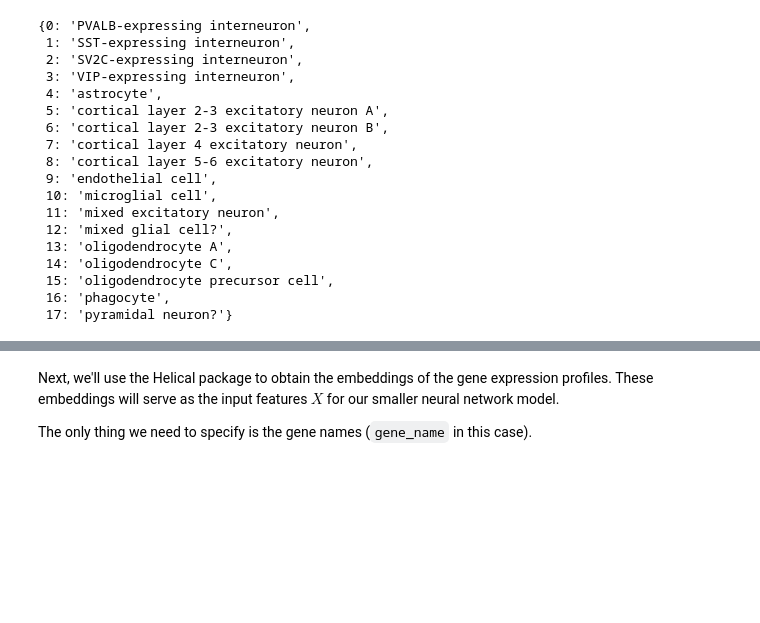
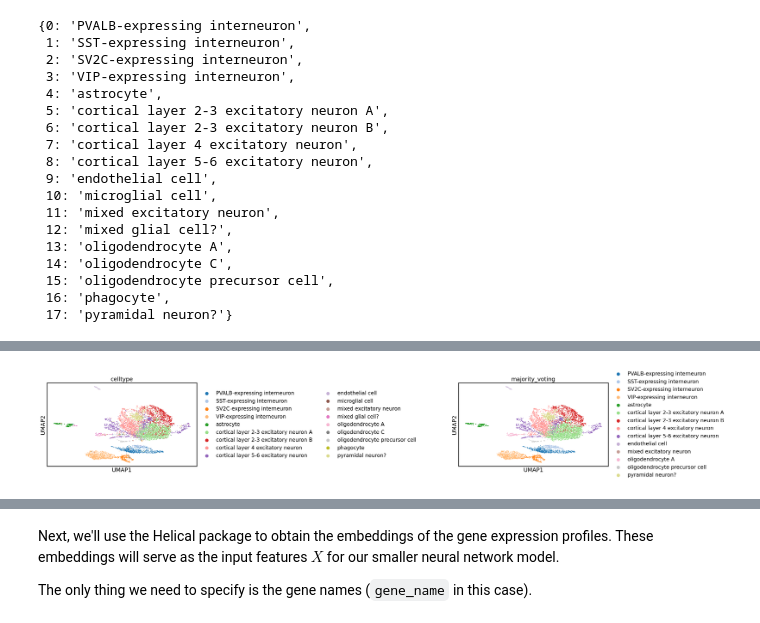
Before and after one commit to helicalAI/helical, a Jupyter notebook: examples/notebooks/Cell-Type-Annotation.ipynb, the cells around one changed output, grey strips where cells are left out. Cells and saved outputs as stored; diff of their text form; code cells hidden in the pictures; blank space fills up the shorter version.

Commit message:
Celltypist has been incorporated in the comparative analysis

```diff
--- a/examples/notebooks/Cell-Type-Annotation.ipynb
+++ b/examples/notebooks/Cell-Type-Annotation.ipynb
@@ -169,0 +199,3 @@ id2type
+# %%
+adata_training = adata.copy()
+adata_query = adata_unseen.copy()
@@ -169,0 +211,2 @@ id2type
+# %%
+new_model = celltypist.train(adata_training, labels = 'celltype', n_jobs = 10, feature_selection = False)
@@ -169,0 +230,2 @@ id2type
+# %%
+predictions = celltypist.annotate(adata_query, model = 'model_from_c_data.pkl', majority_voting = True)
@@ -169,0 +252,2 @@ id2type
+# %%
+adata_training = predictions.to_adata()
@@ -169,0 +256,22 @@ id2type
+# %%
+# Define the standard color palette
+palette = sns.color_palette("tab20", 20) + sns.color_palette("tab20b", 20)  # Extending palette for more colors
+
+# Combine all unique labels from 'celltype' and 'majority_voting'
+all_labels = pd.Categorical(adata_training.obs[['celltype', 'majority_voting']].values.ravel()).categories
+
+# Create a unified color dictionary
+unified_color_dict = dict(zip(all_labels, palette[:len(all_labels)]))
+
+# Function to match colors for any set of categories
+def match_colors(base_dict, target_labels):
+    return [base_dict[label] for label in target_labels if label in base_dict]
+
+# Assign the unified colors to 'celltype' and 'majority_voting'
+adata_training.uns['celltype_colors'] = match_colors(unified_color_dict, adata_training.obs['celltype'].cat.categories)
+adata_training.uns['majority_voting_colors'] = match_colors(unified_color_dict, adata_training.obs['majority_voting'].cat.categories)
+
+# Plot UMAP
+sc.pl.umap(adata_training, color=['celltype', 'majority_voting'], wspace=1.5)
+# %% [output]
+[figure, added]
```
Also changed, not shown: parts of 36 cells of this notebook.
